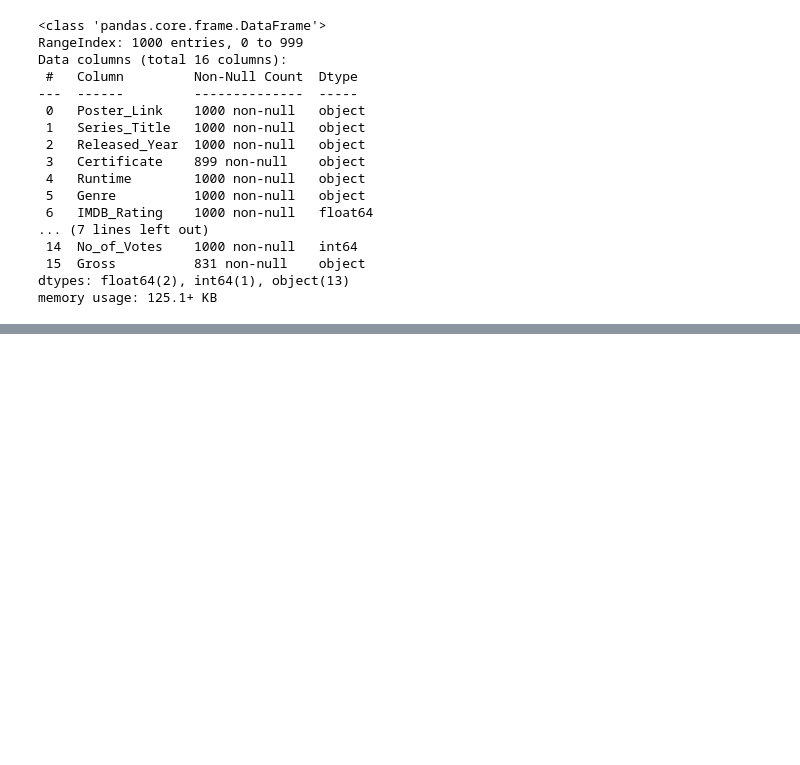
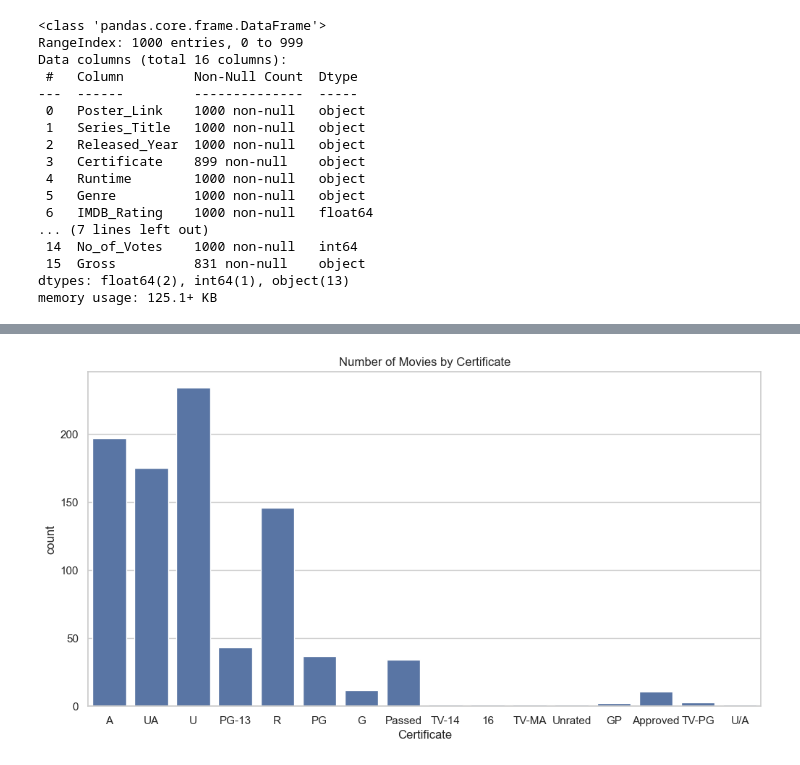
Before and after one commit to Vaibhavp0696/data-structure, a Jupyter notebook: analysis/visualization/imdb.ipynb, the cells around one changed output, grey strips where cells are left out. Drawn from its saved outputs; the diff is of its cells as text; code cells hidden in the pictures; blank space fills up the shorter version.

```diff
--- a/analysis/visualization/imdb.ipynb
+++ b/analysis/visualization/imdb.ipynb
@@ -42,0 +91,7 @@ memory usage: 125.1+ KB
+# %%
+plt.figure(figsize=(12,6))
+sns.countplot(x='Certificate', data=df)
+plt.title('Number of Movies by Certificate')
+plt.show()
+# %% [output]
+[figure, added]
```
Also changed, not shown: parts of 6 cells of this notebook, 1 other file.
